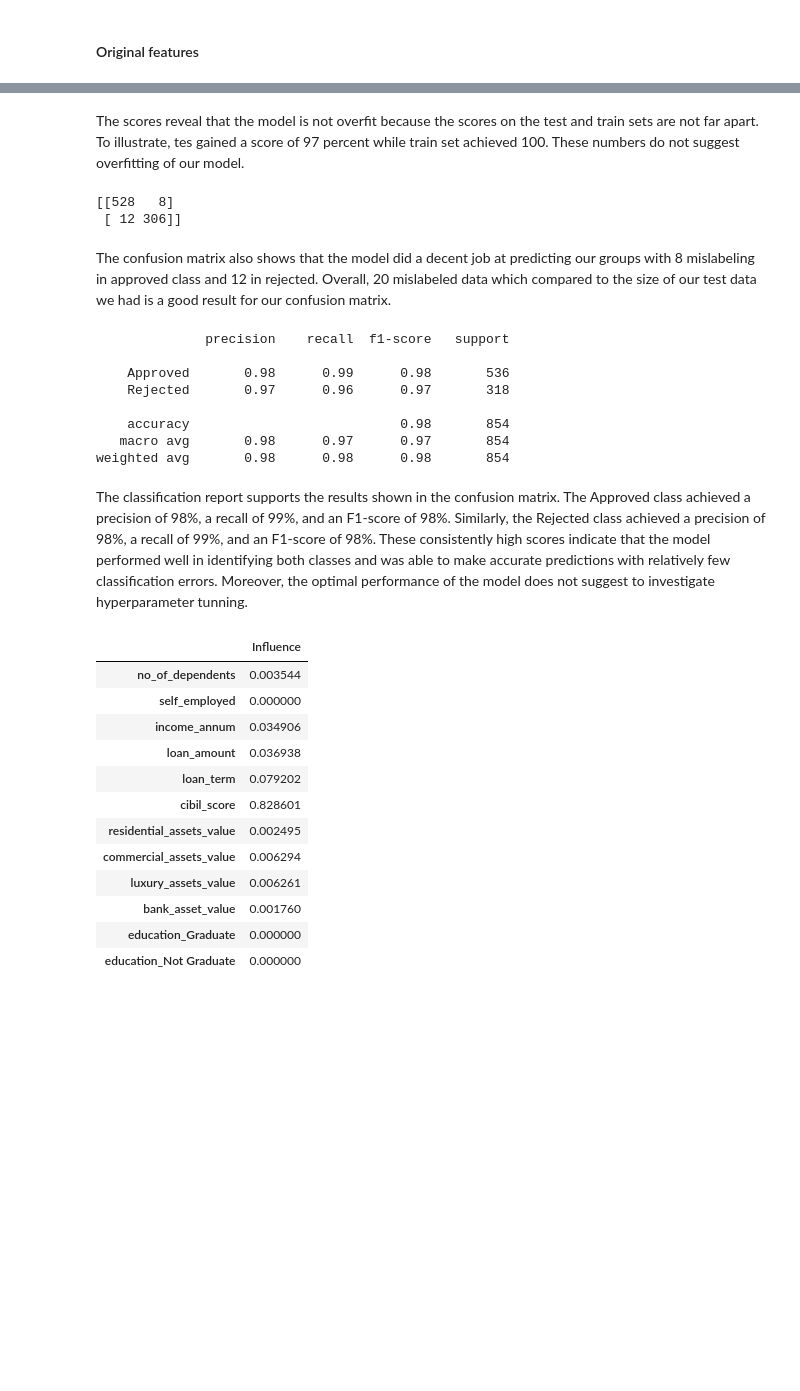
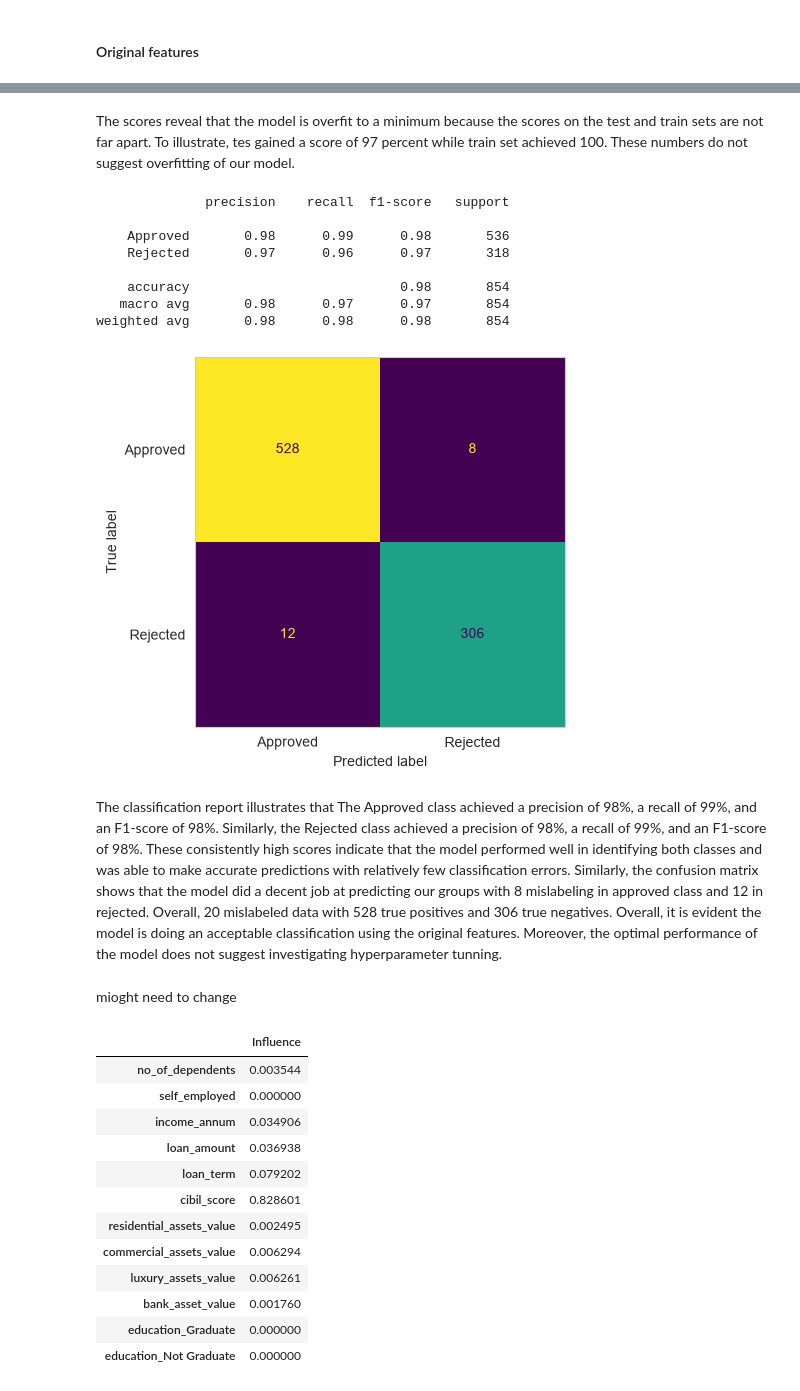
Before and after one commit to adi-afra/Loan-approval-prediction, a Jupyter notebook: notebooks/notebook.ipynb, the cells around one changed output, grey strips where cells are left out. Cells and saved outputs as stored; diff of their text form; code cells hidden in the pictures; blank space fills up the shorter version.

```diff
--- a/notebooks/notebook.ipynb
+++ b/notebooks/notebook.ipynb
@@ -677,14 +669,7 @@ decision_tree1.score(X_train_org, y_train)
 # %% [markdown]
-The scores reveal that the model is not overfit because the scores on the test and train sets are not far apart. To illustrate, tes gained a score of 97 percent while train set achieved 100. These numbers do not suggest overfitting of our model.
+The scores reveal that the model is overfit to a minimum because the scores on the test and train sets are not far apart. To illustrate, tes gained a score of 97 percent while train set achieved 100. These numbers do not suggest overfitting of our model.
 # %%
 dtc_y_pred1 = decision_tree1.predict(X_test_org)
-# %%
-print(confusion_matrix(y_test, dtc_y_pred1))
-# %% [output]
-[[528   8]
- [ 12 306]]
-# %% [markdown]
-The confusion matrix also shows that the model did a decent job at predicting our groups with 8 mislabeling in approved class and 12 in rejected. Overall, 20 mislabeled data which compared to the size of our test data we had is a good result for our confusion matrix.
 # %%
 print(classification_report(y_test, dtc_y_pred1))
 # %% [output]
@@ -696,6 +681,17 @@ print(classification_report(y_test, dtc_y_pred1))
     accuracy                           0.98       854
    macro avg       0.98      0.97      0.97       854
 weighted avg       0.98      0.98      0.98       854
+# %%
+ConfusionMatrixDisplay.from_predictions(
+    y_test,
+    dtc_y_pred1,
+    colorbar=False
+)
+plt.grid(False)
+# %% [output]
+[figure, added]
 # %% [markdown]
-The classification report supports the results shown in the confusion matrix. The Approved class achieved a precision of 98%, a recall of 99%, and an F1-score of 98%. Similarly, the Rejected class achieved a precision of 98%, a recall of 99%, and an F1-score of 98%. These consistently high scores indicate that the model performed well in identifying both classes and was able to make accurate predictions with relatively few classification errors. Moreover, the optimal performance of the model does not suggest to investigate hyperparameter tunning.
+The classification report illustrates that The Approved class achieved a precision of 98%, a recall of 99%, and an F1-score of 98%. Similarly, the Rejected class achieved a precision of 98%, a recall of 99%, and an F1-score of 98%. These consistently high scores indicate that the model performed well in identifying both classes and was able to make accurate predictions with relatively few classification errors.  Similarly, the confusion matrix shows that the model did a decent job at predicting our groups with 8 mislabeling in approved class and 12 in rejected. Overall, 20 mislabeled data with 528 true positives and 306 true negatives. Overall, it is evident the model is doing an acceptable classification using the original features.  Moreover, the optimal performance of the model does not suggest investigating hyperparameter tunning.
+# %% [markdown]
+mioght need to change
 # %%
```
Also changed, not shown: parts of 63 cells of this notebook.
